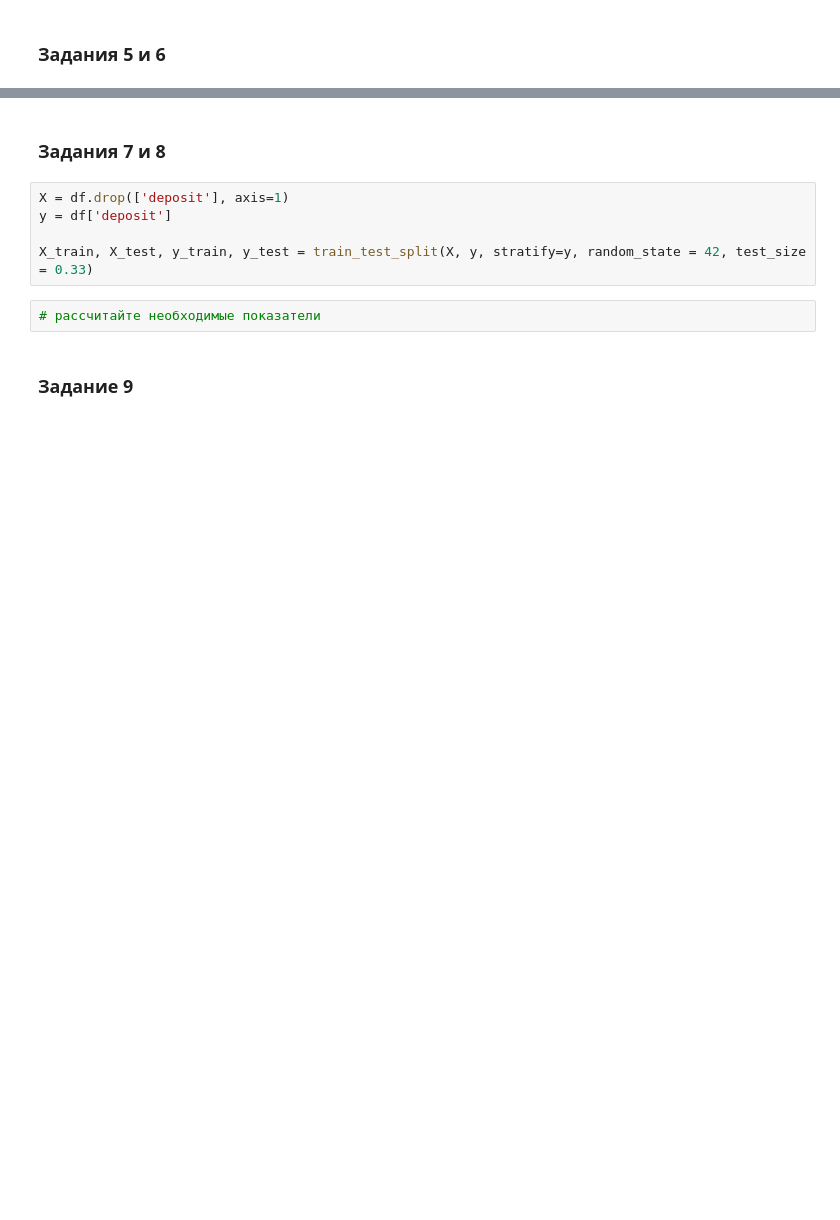
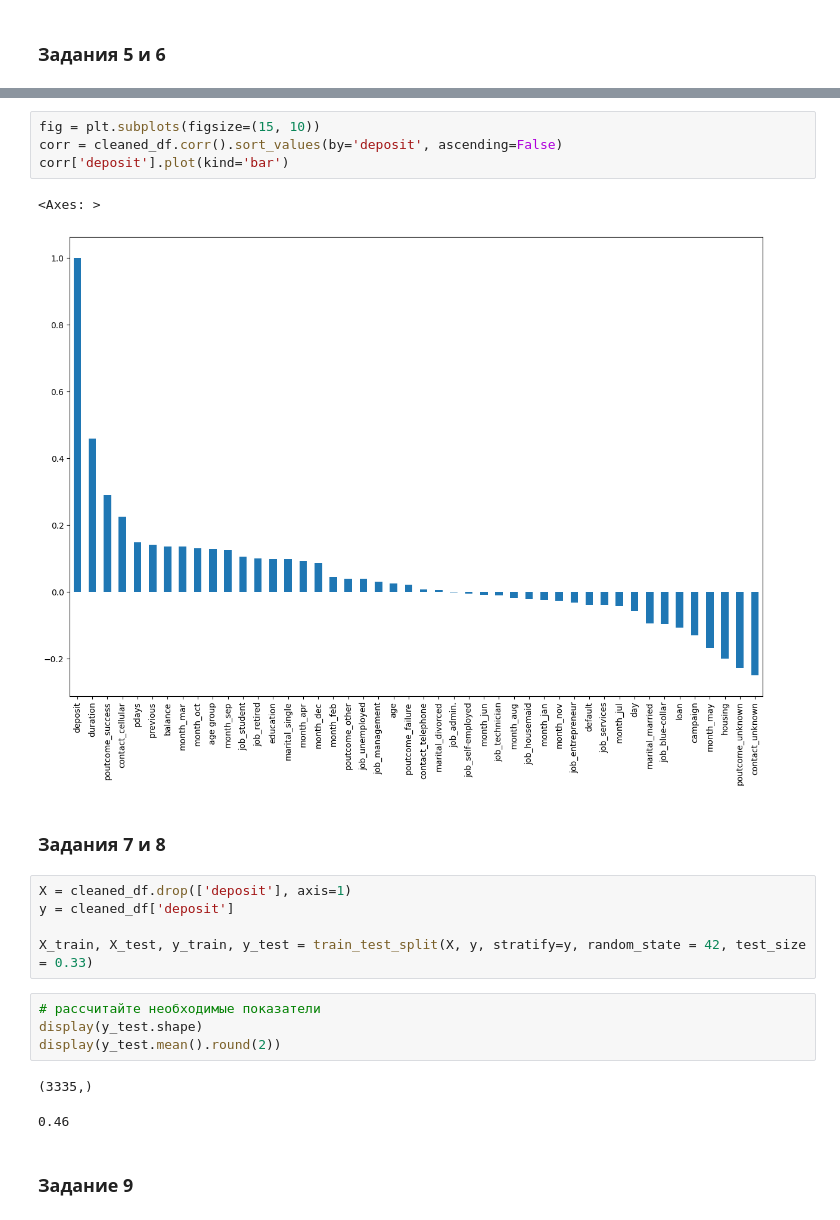
Before and after one commit to DenisBaburin/ds_school_148, a Jupyter notebook: DS_school/Projects/PROJECT-4_Задача классификации/Project_4_ML.ipynb, the cells around one changed output, grey strips where cells are left out. Cells and saved outputs as stored; diff of their text form; blank space fills up the shorter version.

```diff
--- a/DS_school/Projects/PROJECT-4_Задача классификации/Project_4_ML.ipynb
+++ b/DS_school/Projects/PROJECT-4_Задача классификации/Project_4_ML.ipynb
@@ -326,12 +352,24 @@ sns.heatmap(pd.crosstab([cleaned_df['marital'], cleaned_df['education']], cleane
+# %%
+fig = plt.subplots(figsize=(15, 10))
+corr = cleaned_df.corr().sort_values(by='deposit', ascending=False)
+corr['deposit'].plot(kind='bar')
+# %% [output]
+<Axes: >
+[figure, added]
 # %% [markdown]
 ### Задания 7 и 8
 # %%
-X = df.drop(['deposit'], axis=1)
-y = df['deposit']
+X = cleaned_df.drop(['deposit'], axis=1)
+y = cleaned_df['deposit']
 
 X_train, X_test, y_train, y_test = train_test_split(X, y, stratify=y, random_state = 42, test_size = 0.33)
 # %%
 # рассчитайте необходимые показатели
+display(y_test.shape)
+display(y_test.mean().round(2))
+# %% [output]
+(3335,)
+0.46
 # %% [markdown]
 ### Задание 9
 # %%
```
Also changed, not shown: parts of 15 cells of this notebook.
